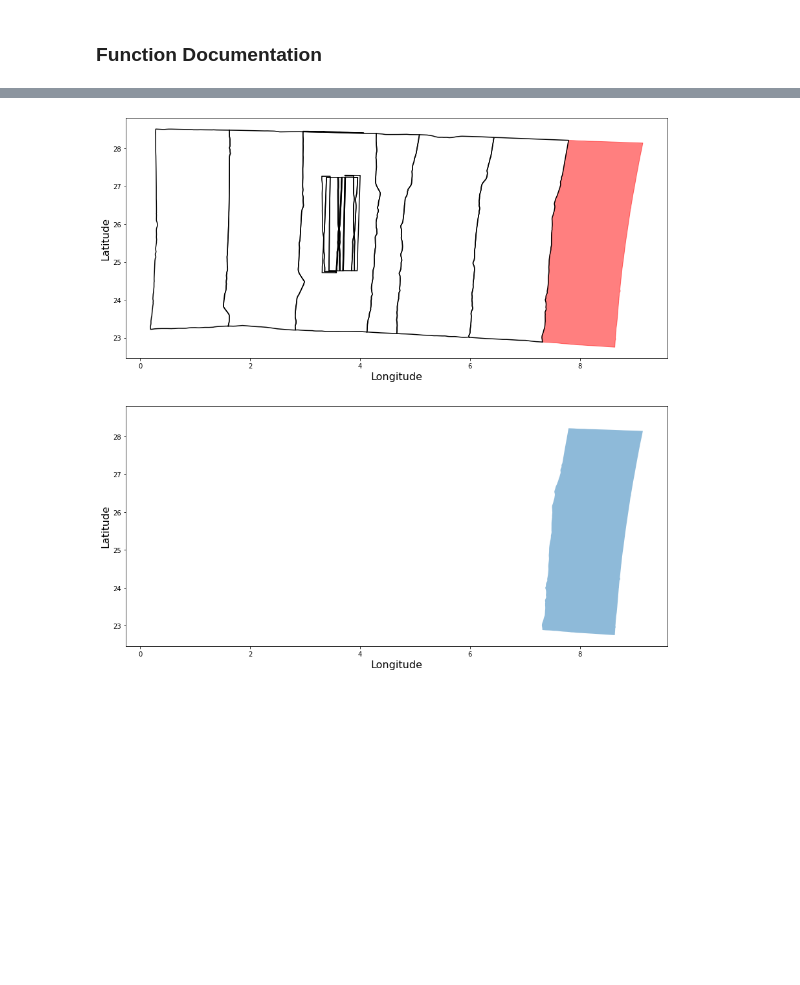
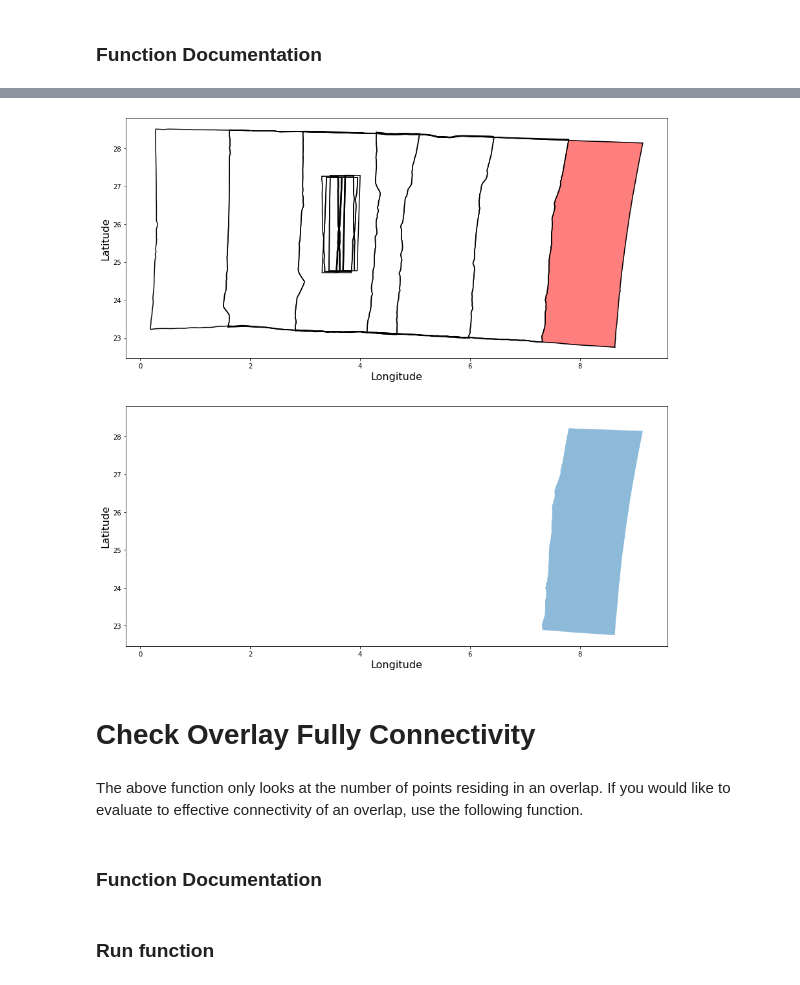
Before and after one commit to tgiroux/autocnet, a Jupyter notebook: docs/users/tutorials/isis_ingestion/overlap_check.ipynb, the cells around one changed output, grey strips where cells are left out. Cells and saved outputs as stored; diff of their text form; code cells hidden in the pictures; blank space fills up the shorter version.

Commit message:
adding fine overlay connectivity check

```diff
--- a/docs/users/tutorials/isis_ingestion/overlap_check.ipynb
+++ b/docs/users/tutorials/isis_ingestion/overlap_check.ipynb
@@ -48,27 +53,33 @@ ncg.connected_overlays?
 # %%
-overlays_wo_pts = ncg.empty_overlays(filters={}, size_threshold=0.1)
-overlays_w_pts = ncg.connected_overlays()
+overlays_wo_pts = ncg.empty_overlays(filters={'ignore': False}, size_threshold=0.05)
+overlays = ncg.overlays(size_threshold=0.001)
 
 #################### Plotting ####################
 fig, axs = plt.subplots(2, 1, figsize=(15, 15))
 
 # plot connected overlaps
-for o in overlays_w_pts:
+for o in overlays:
     x, y = o.geom.exterior.xy
     axs[0].plot(x, y, c='black')
 
 # plot empty overlaps
 for o in overlays_wo_pts:
     x, y = o.geom.exterior.xy
     axs[0].fill(x, y, c='red', alpha=0.5)
     axs[1].fill(x, y, alpha=0.5)
 
 # plot properties
 axs[0].set_xlabel('Longitude', size=16);
 axs[0].set_ylabel('Latitude', size=16);
 axs[1].set_xlabel('Longitude', size=16);
 axs[1].set_ylabel('Latitude', size=16);
 axs[1].set_xlim(axs[0].get_xlim());
 axs[1].set_ylim(axs[0].get_ylim());
 # %% [output]
-[figure, old version]
+[figure, new version]
+# %% [markdown]
+# Check Overlay Fully Connectivity
+# %% [markdown]
+The above function only looks at the number of points residing in an overlap. If you would like to evaluate to effective connectivity of an overlap, use the following function.
+# %% [markdown]
+### Function Documentation
@@ -74,0 +88,2 @@ axs[1].set_ylim(axs[0].get_ylim());
+# %% [markdown]
+### Run function
```
Also changed, not shown: parts of 8 cells of this notebook, 1 other file.
